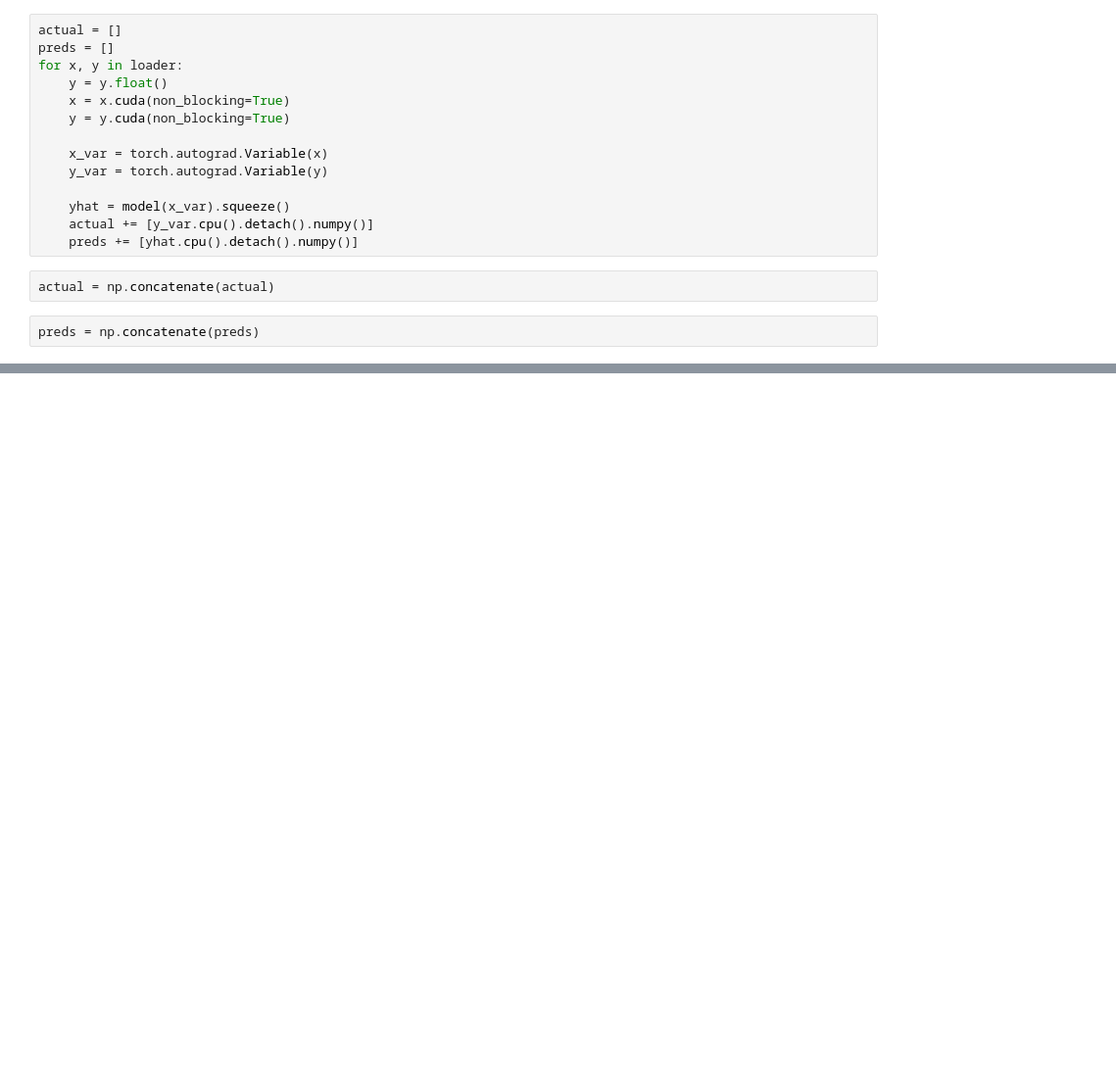
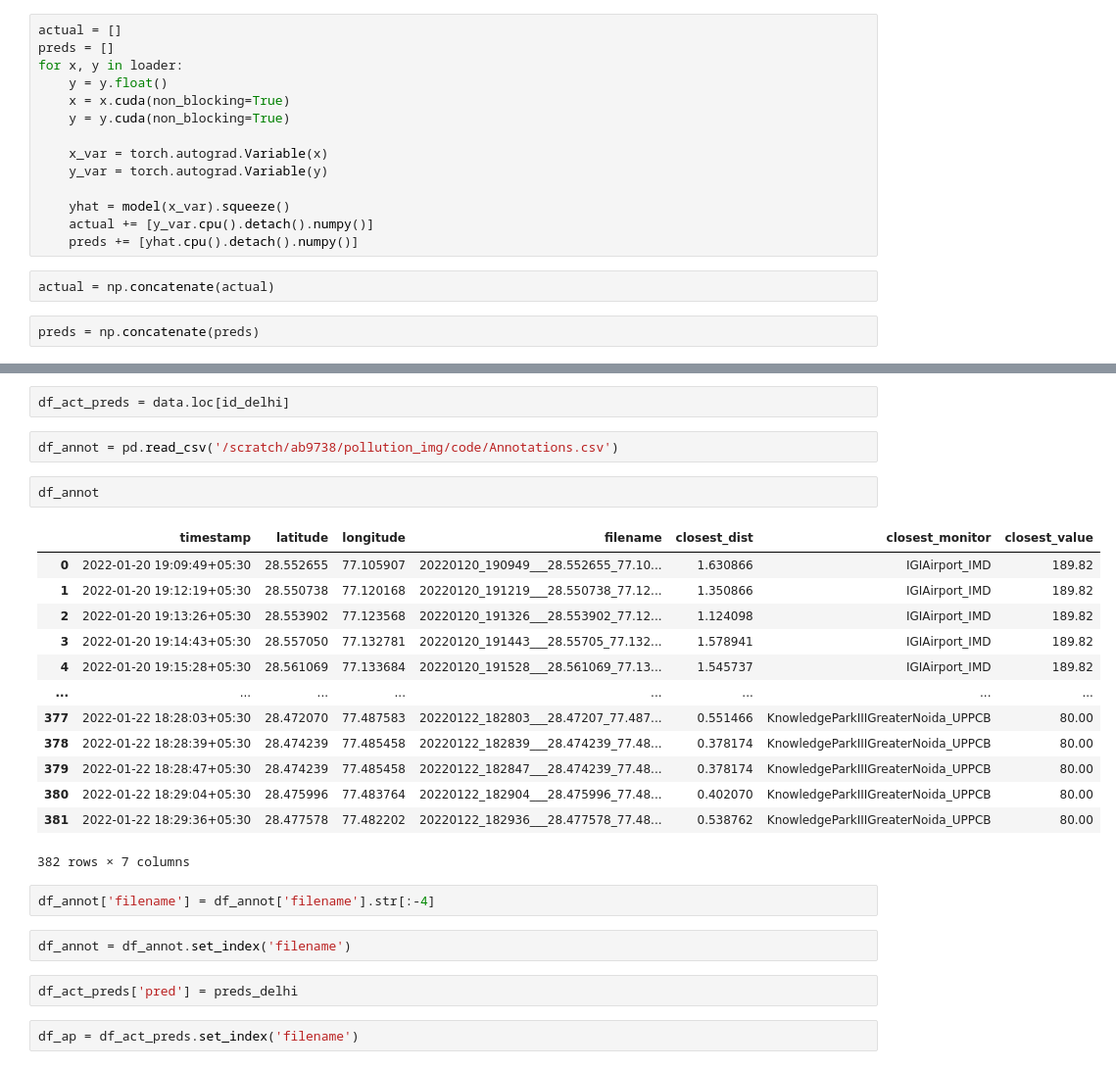
Before and after one commit to shivariyer/particle-detection, a Jupyter notebook: notebooks/evaluation.ipynb, the cells around one changed output, grey strips where cells are left out. Shown at 98% size. Cells and saved outputs as stored; diff of their text form; blank space fills up the shorter version.

```diff
--- a/notebooks/evaluation.ipynb
+++ b/notebooks/evaluation.ipynb
@@ -167,0 +253,28 @@ print(np.std(err[np.array(id_delhi)]))
+# %%
+df_act_preds = data.loc[id_delhi]
+# %%
+df_annot = pd.read_csv('/scratch/ab9738/pollution_img/code/Annotations.csv')
+# %%
+df_annot
+# %% [output]
+|  | timestamp | latitude | longitude | filename | closest_dist | closest_monitor | closest_value |
+| 0 | 2022-01-20 19:09:49+05:30 | 28.552655 | 77.105907 | 20220120_190949___28.552655_77.10... | 1.630866 | IGIAirport_IMD | 189.82 |
+| 1 | 2022-01-20 19:12:19+05:30 | 28.550738 | 77.120168 | 20220120_191219___28.550738_77.12... | 1.350866 | IGIAirport_IMD | 189.82 |
+| 2 | 2022-01-20 19:13:26+05:30 | 28.553902 | 77.123568 | 20220120_191326___28.553902_77.12... | 1.124098 | IGIAirport_IMD | 189.82 |
+| 3 | 2022-01-20 19:14:43+05:30 | 28.557050 | 77.132781 | 20220120_191443___28.55705_77.132... | 1.578941 | IGIAirport_IMD | 189.82 |
+| 4 | 2022-01-20 19:15:28+05:30 | 28.561069 | 77.133684 | 20220120_191528___28.561069_77.13... | 1.545737 | IGIAirport_IMD | 189.82 |
+| ... | ... | ... | ... | ... | ... | ... | ... |
+| 377 | 2022-01-22 18:28:03+05:30 | 28.472070 | 77.487583 | 20220122_182803___28.47207_77.487... | 0.551466 | KnowledgeParkIIIGreaterNoida_UPPCB | 80.00 |
+| 378 | 2022-01-22 18:28:39+05:30 | 28.474239 | 77.485458 | 20220122_182839___28.474239_77.48... | 0.378174 | KnowledgeParkIIIGreaterNoida_UPPCB | 80.00 |
+| 379 | 2022-01-22 18:28:47+05:30 | 28.474239 | 77.485458 | 20220122_182847___28.474239_77.48... | 0.378174 | KnowledgeParkIIIGreaterNoida_UPPCB | 80.00 |
+| 380 | 2022-01-22 18:29:04+05:30 | 28.475996 | 77.483764 | 20220122_182904___28.475996_77.48... | 0.402070 | KnowledgeParkIIIGreaterNoida_UPPCB | 80.00 |
+| 381 | 2022-01-22 18:29:36+05:30 | 28.477578 | 77.482202 | 20220122_182936___28.477578_77.48... | 0.538762 | KnowledgeParkIIIGreaterNoida_UPPCB | 80.00 |
+382 rows × 7 columns
+# %%
+df_annot['filename'] = df_annot['filename'].str[:-4]
+# %%
+df_annot = df_annot.set_index('filename')
+# %%
+df_act_preds['pred'] = preds_delhi
+# %%
+df_ap = df_act_preds.set_index('filename')
```
Also changed, not shown: parts of 35 cells of this notebook, 19 other files.
